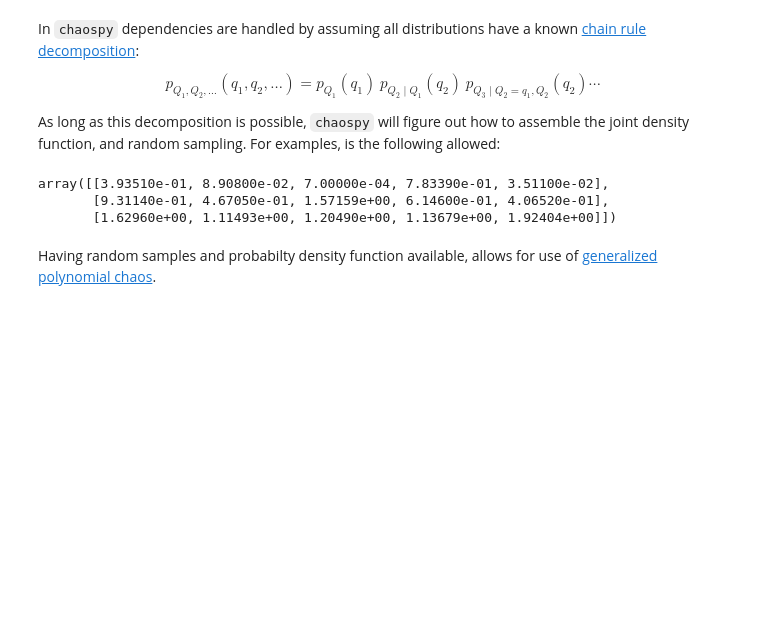
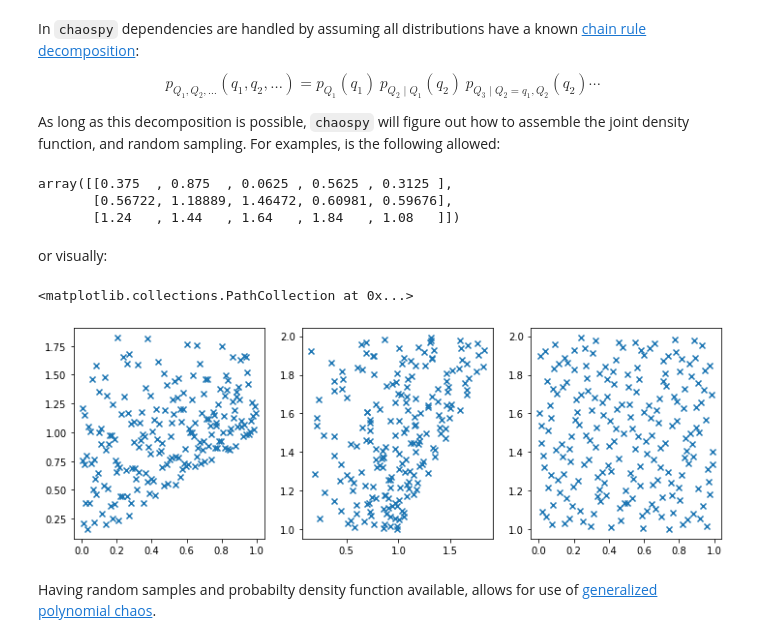
Before and after one commit to jonathf/chaospy, a Jupyter notebook: docs/tutorials/stochastic_dependencies.ipynb, the cells around one changed output. Cells and saved outputs as stored; diff of their text form; code cells hidden in the pictures; blank space fills up the shorter version.

```diff
--- a/docs/tutorials/stochastic_dependencies.ipynb
+++ b/docs/tutorials/stochastic_dependencies.ipynb
@@ -46,11 +46,28 @@ dist_up = chaospy.Uniform(1, 2)
 dist_mid = chaospy.Uniform(dist_lo, dist_up)
 joint_ordered = chaospy.J(dist_lo, dist_mid, dist_up)
 
-joint_ordered.sample(5).round(5)
+joint_ordered.sample(5, rule="halton").round(5)
 # %% [output]
-array([[3.93510e-01, 8.90800e-02, 7.00000e-04, 7.83390e-01, 3.51100e-02],
-       [9.31140e-01, 4.67050e-01, 1.57159e+00, 6.14600e-01, 4.06520e-01],
-       [1.62960e+00, 1.11493e+00, 1.20490e+00, 1.13679e+00, 1.92404e+00]])
+array([[0.375  , 0.875  , 0.0625 , 0.5625 , 0.3125 ],
+       [0.56722, 1.18889, 1.46472, 0.60981, 0.59676],
+       [1.24   , 1.44   , 1.64   , 1.84   , 1.08   ]])
+# %% [markdown]
+or visually:
+# %%
+samples = joint_ordered.sample(200, rule="halton")
+
+pyplot.rc("figure", figsize=[12, 4])
+pyplot.subplot(131)
+pyplot.scatter(samples[0], samples[1], marker="x")
+pyplot.subplot(132)
+pyplot.scatter(samples[1], samples[2], marker="x")
+pyplot.subplot(133)
+pyplot.scatter(samples[0], samples[2], marker="x")
+
+pyplot.show()
+# %% [output]
+<matplotlib.collections.PathCollection at 0x...>
+[figure, added]
 # %% [markdown]
 Having random samples and probabilty density function available, allows for use of [generalized polynomial chaos](./generalized_polynomial_chaos.ipynb).
 # %% [markdown]
```
Also changed, not shown: 4 other files.
